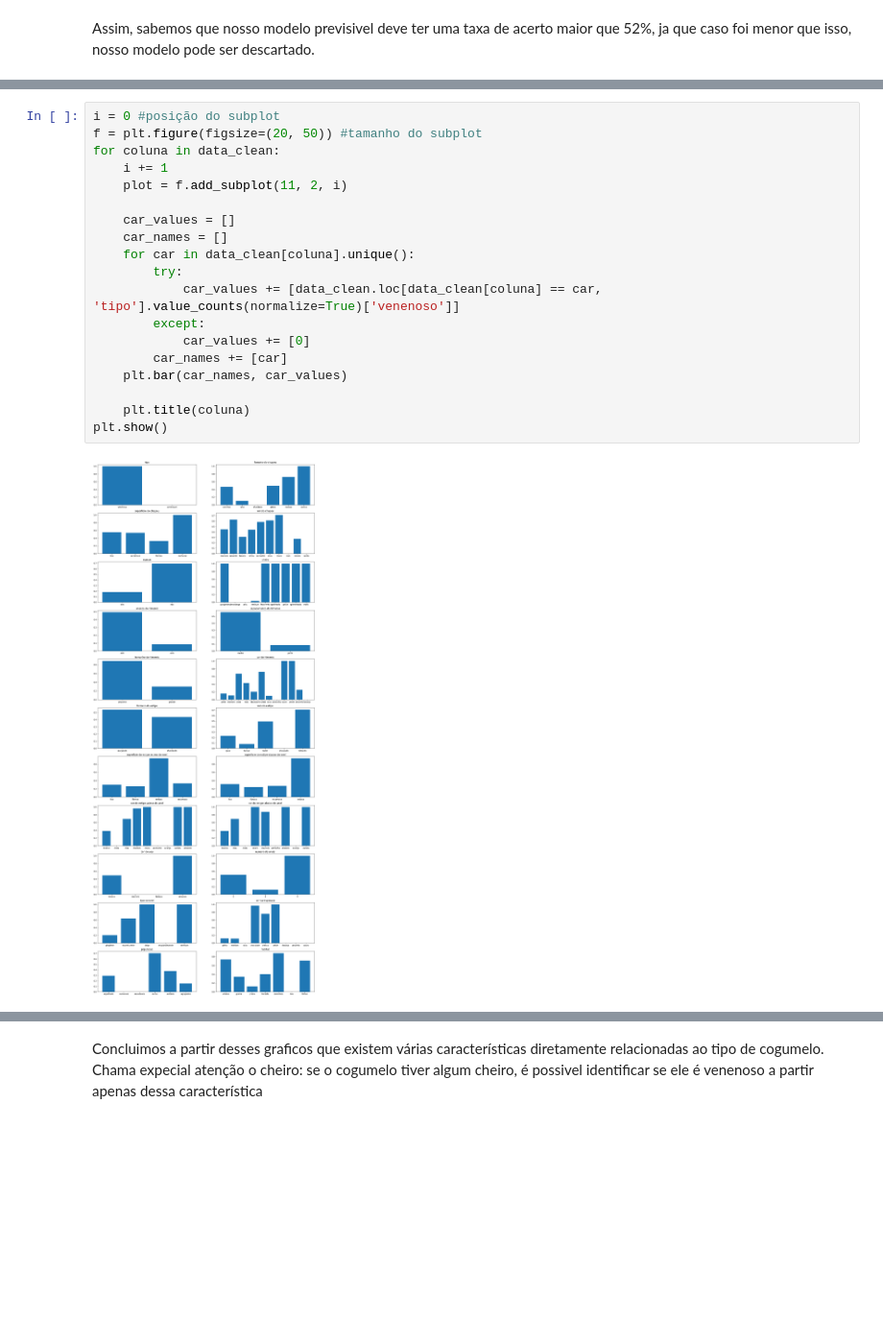
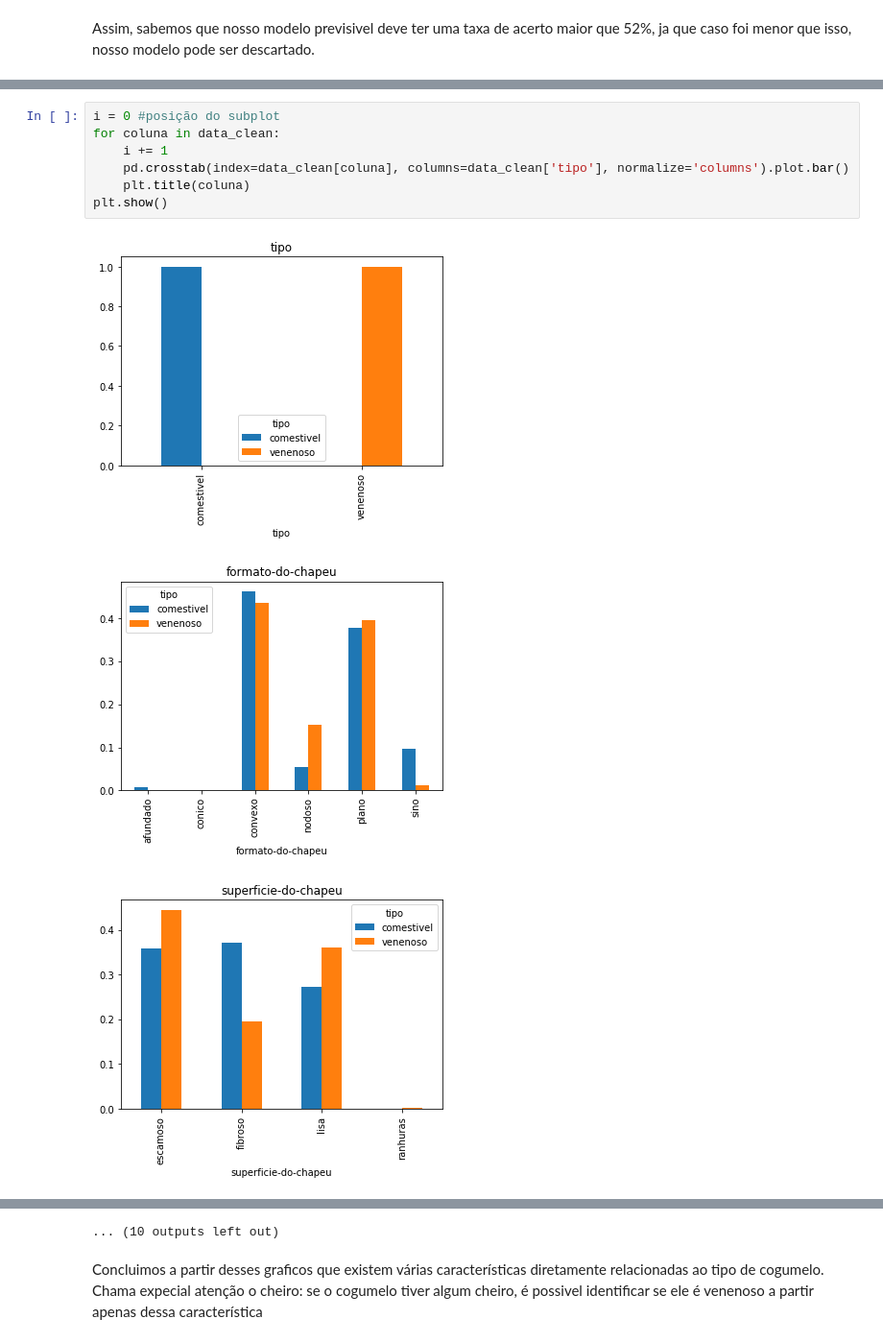
Before and after one commit to andscost/Probabilidade-de-um-cogumelo-ser-comestivel, a Jupyter notebook: Notebook.ipynb, the cells around one changed output, grey strips where cells are left out. Shown at 96% size. Drawn from its saved outputs; the diff is of its cells as text; blank space fills up the shorter version.

```diff
--- a/Notebook.ipynb
+++ b/Notebook.ipynb
@@ -144,21 +145,11 @@ Vamos invetigar agora a porcentagem de cogumelos venenosos por característica:
 # %%
 i = 0 #posição do subplot
-f = plt.figure(figsize=(20, 50)) #tamanho do subplot
 for coluna in data_clean:
     i += 1
-    plot = f.add_subplot(11, 2, i)
-
-    car_values = []
-    car_names = []
-    for car in data_clean[coluna].unique():
-        try:
-            car_values += [data_clean.loc[data_clean[coluna] == car, 'tipo'].value_counts(normalize=True)['venenoso']]
-        except:
-            car_values += [0]
-        car_names += [car]
-    plt.bar(car_names, car_values)
-
+    pd.crosstab(index=data_clean[coluna], columns=data_clean['tipo'], normalize='columns').plot.bar()
     plt.title(coluna)
 plt.show()
 # %% [output]
-[figure, old version]
+[figure, new version]
+[figure, added]
+[figure, added]
@@ -165,2 +165,3 @@ plt.show()
+... (10 outputs left out)
 # %% [markdown]
 Concluimos a partir desses graficos que existem várias características diretamente relacionadas ao tipo de cogumelo. Chama expecial atenção o cheiro: se o cogumelo tiver algum cheiro, é possivel identificar se ele é venenoso a partir apenas dessa característica
```
Also changed, not shown: parts of 16 cells of this notebook.
